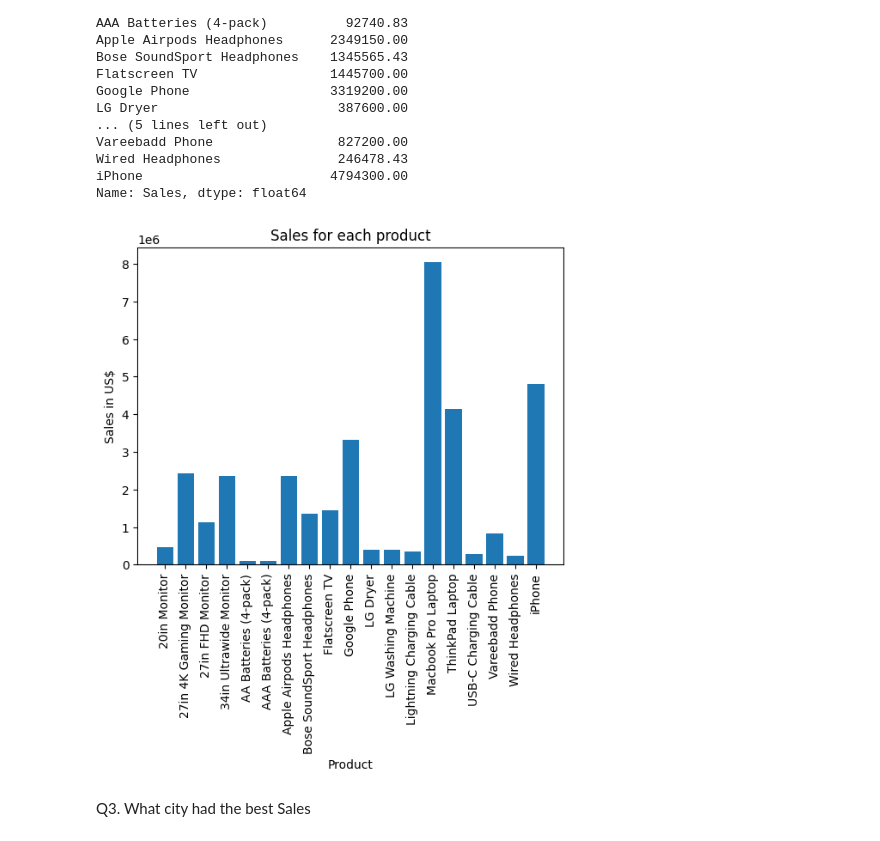
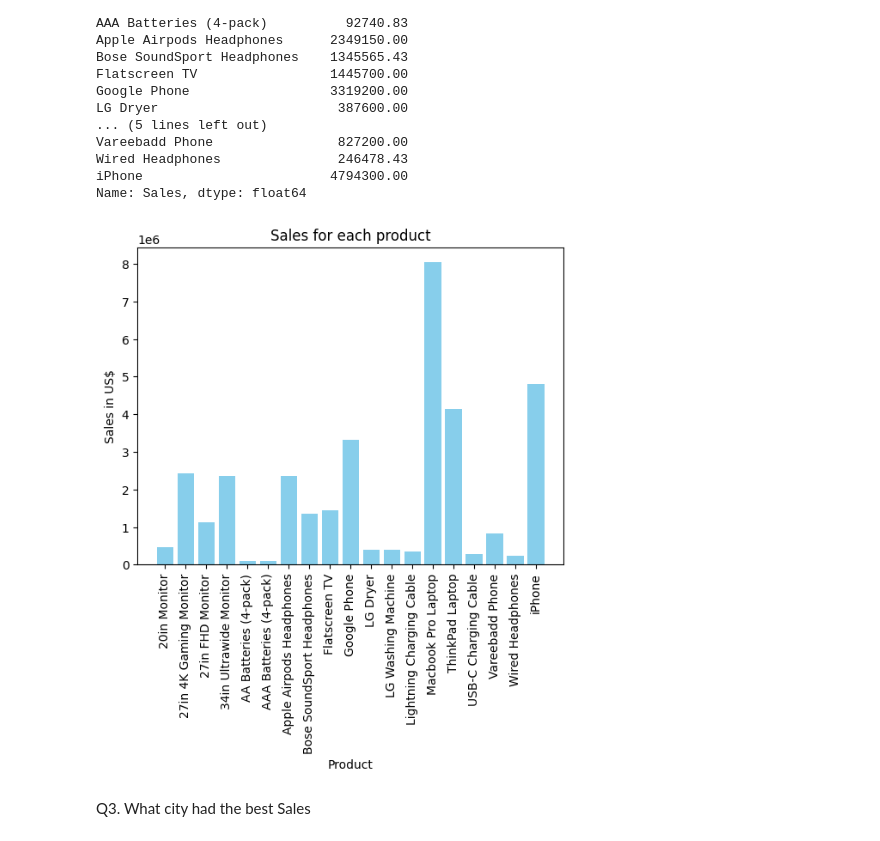
Before and after one commit to papito111/PYTHON_KURSY, a Jupyter notebook: python/Jupyter_nauka/Projekty/4_Projekt_Guided_Sales/Projekt_Sales_Guided.ipynb, the cells around one changed output. Saved outputs shown, nothing was run; the diff lists cells and outputs as text; code cells hidden in the pictures.

```diff
--- a/python/Jupyter_nauka/Projekty/4_Projekt_Guided_Sales/Projekt_Sales_Guided.ipynb
+++ b/python/Jupyter_nauka/Projekty/4_Projekt_Guided_Sales/Projekt_Sales_Guided.ipynb
@@ -130,14 +130,14 @@ iPhone                        4794300.00
 Name: Sales, dtype: float64
 # %%
 
-plt.bar(grp_Product.index, grp_Product)
+plt.bar(grp_Product.index, grp_Product,color = 'skyblue')
 plt.title("Sales for each product")
 plt.ylabel("Sales in US$")
 plt.xlabel("Product")
 plt.xticks(rotation = 90)
 
 plt.show()
 # %% [output]
-[figure, old version]
+[figure, new version]
 # %% [markdown]
 Q3. What city had the best Sales
```
Also changed, not shown: parts of 5 cells of this notebook.
